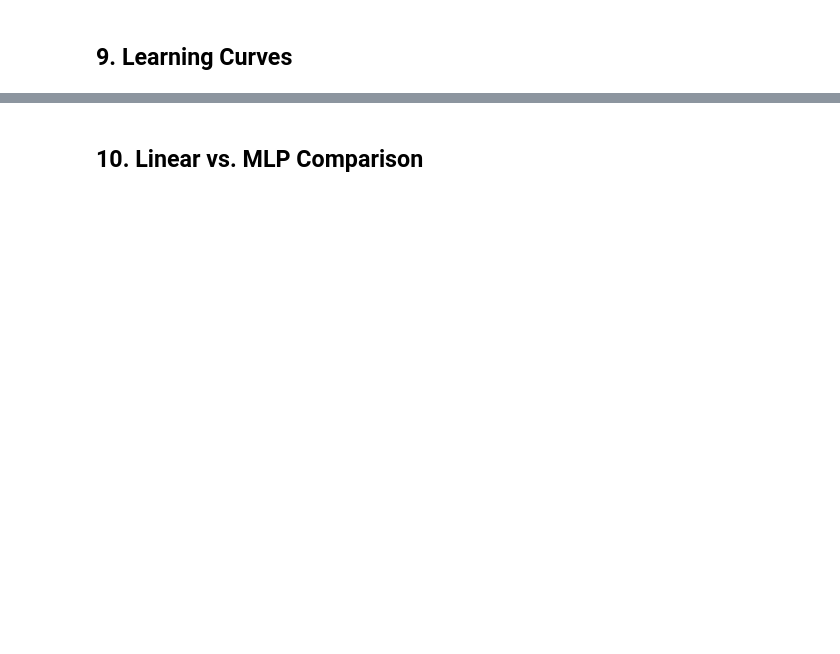
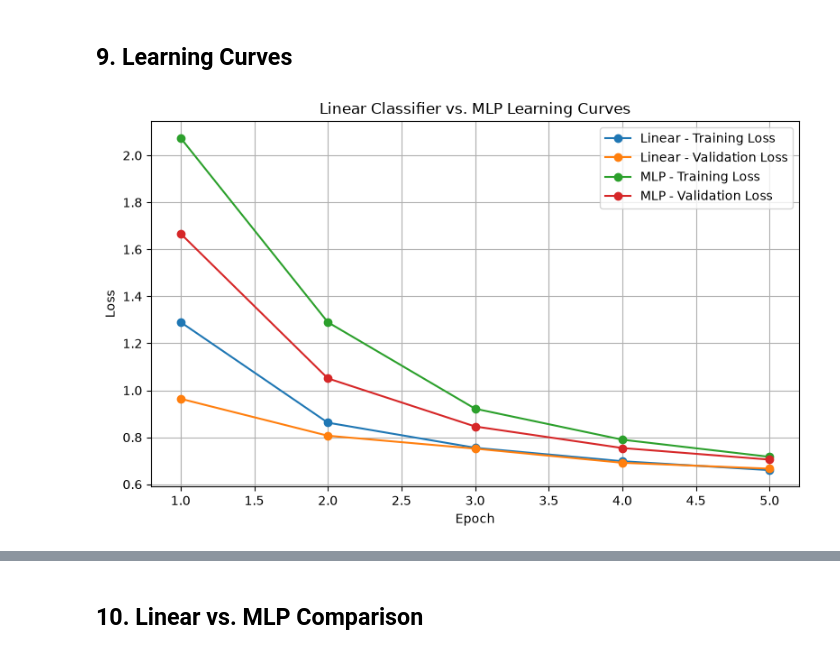
Before and after one commit to Earthiscool/AI-Independent-Study, a Jupyter notebook: Q1/notebooks/week02_mlp_comparison.ipynb, the cells around one changed output, grey strips where cells are left out. Cells and saved outputs as stored; diff of their text form; code cells hidden in the pictures; blank space fills up the shorter version.

```diff
--- a/Q1/notebooks/week02_mlp_comparison.ipynb
+++ b/Q1/notebooks/week02_mlp_comparison.ipynb
@@ -380,2 +531,53 @@ EPOCHS = 5
 # %% [markdown]
 ## 9. Learning Curves
+# %%
+import matplotlib.pyplot as plt
+
+epochs = range(1, EPOCHS + 1)
+
+plt.figure(figsize=(8, 5))
+
+plt.plot(
+    epochs,
+    baseline_train_losses,
+    marker="o",
+    label="Linear - Training Loss"
+)
+
+plt.plot(
+    epochs,
+    baseline_val_losses,
+    marker="o",
+    label="Linear - Validation Loss"
+)
+
+plt.plot(
+    epochs,
+    mlp_train_losses,
+    marker="o",
+    label="MLP - Training Loss"
+)
+
+plt.plot(
+    epochs,
+    mlp_val_losses,
+    marker="o",
+    label="MLP - Validation Loss"
+)
+
+plt.xlabel("Epoch")
+plt.ylabel("Loss")
+plt.title("Linear Classifier vs. MLP Learning Curves")
+
+plt.legend()
+plt.grid(True)
+
+plt.tight_layout()
+
+plt.savefig(
+    FIGURES_DIR / "week02_loss_curves.png"
+)
+
+plt.show()
+# %% [output]
+[figure, added]
```
Also changed, not shown: parts of 14 cells of this notebook, 1 other file.
